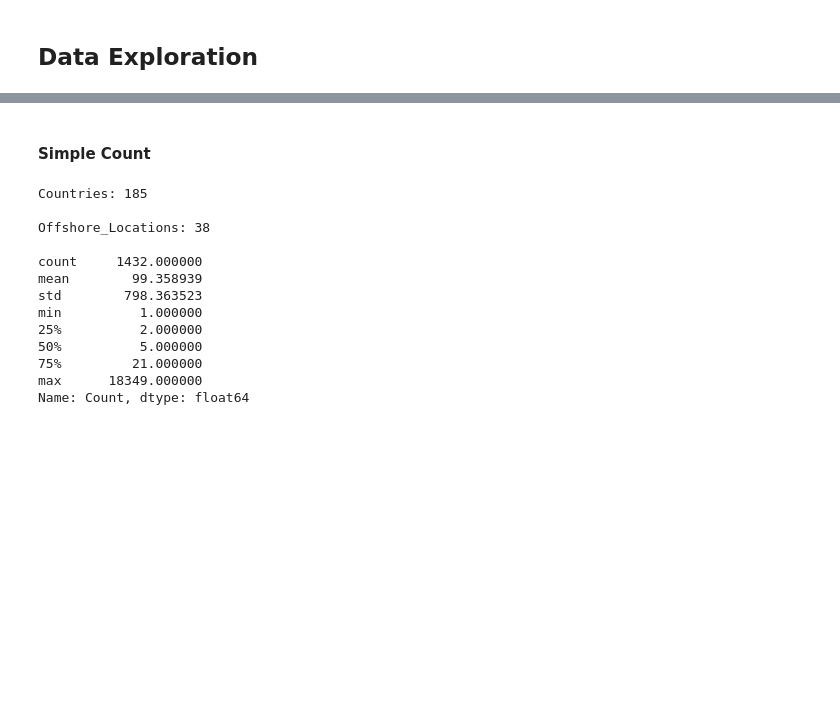
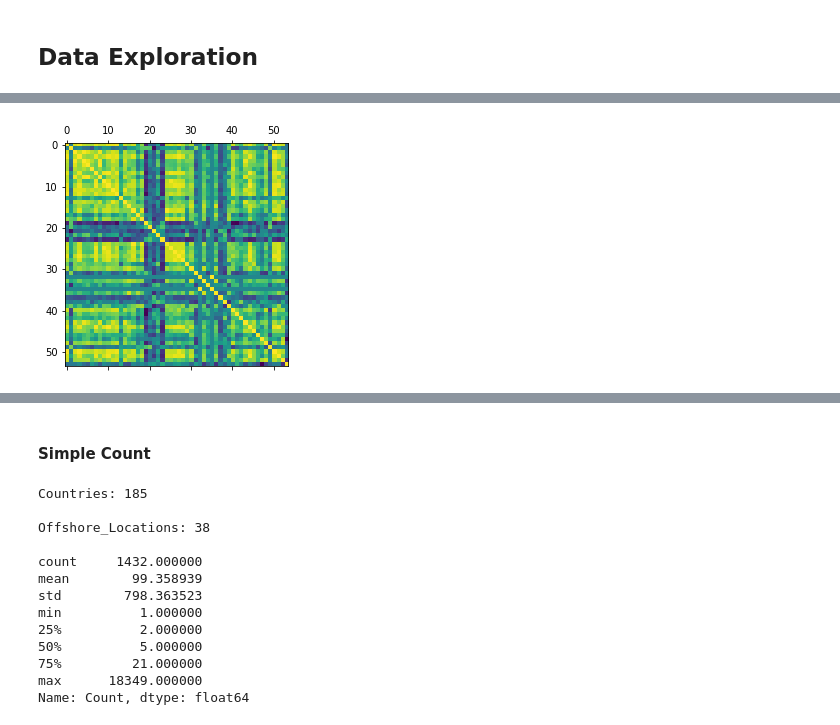
Before and after one commit to ZiaoChen/TR-Intern, a Jupyter notebook: Offshore Viz/Data Exploration.ipynb, the cells around one changed output, grey strips where cells are left out. Cells and saved outputs as stored; diff of their text form; code cells hidden in the pictures; blank space fills up the shorter version.

```diff
--- a/Offshore Viz/Data Exploration.ipynb
+++ b/Offshore Viz/Data Exploration.ipynb
@@ -88,0 +133,5 @@ base_file_pro.head()
+# %%
+plt.matshow(country_file.corr())
+plt.show()
+# %% [output]
+[figure, added]
```
Also changed, not shown: parts of 11 cells of this notebook, 2 other files.
